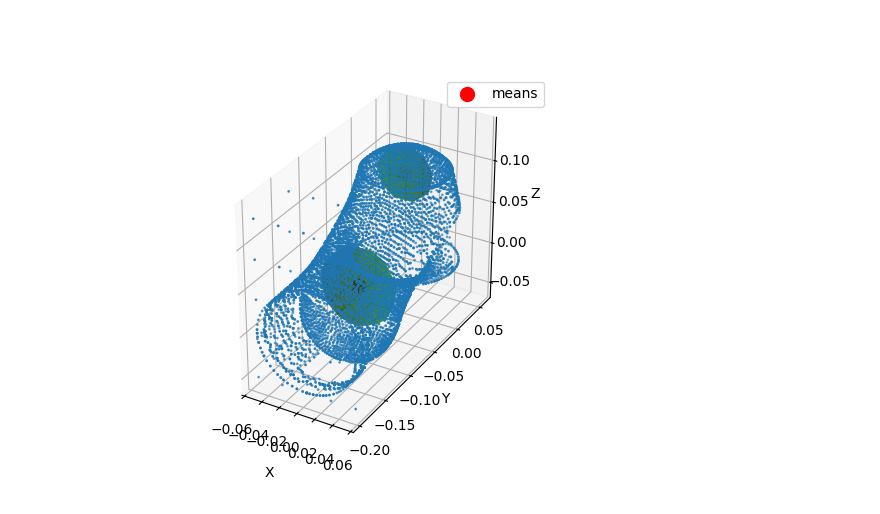
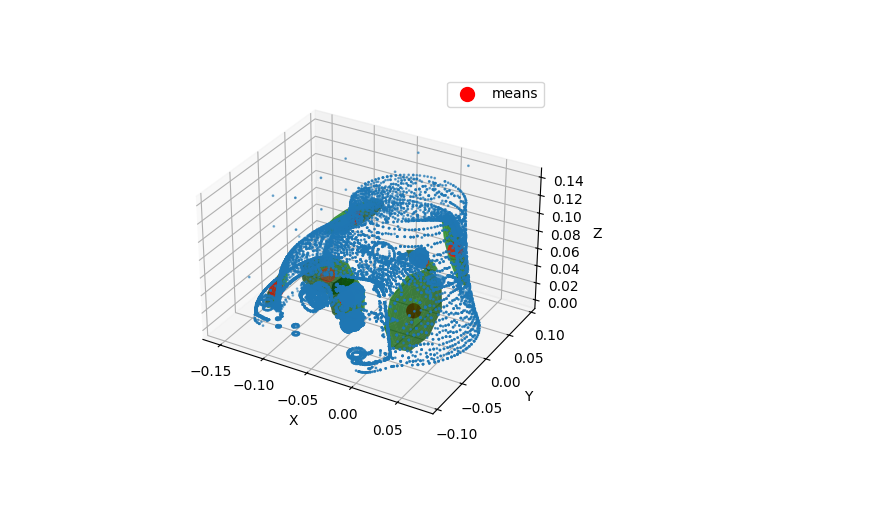
Before and after one commit to Bbosc/GDSOA, a Jupyter notebook: visualization.ipynb, the cells around one changed output. Drawn from its saved outputs; the diff is of its cells as text; code cells hidden in the pictures.

Commit message:
zero order fk looks alright

```diff
--- a/visualization.ipynb
+++ b/visualization.ipynb
@@ -8,5 +8,9 @@ from utils.visualization import plot_3d_ellipsoid_from_covariance
 # %%
 fk = ForwardKinematic(
     urdf_file='franka_description/urdf/panda_no_gripper.urdf',
-    components_per_link=2)
+    components_per_link=7)
 config = pin.neutral(fk.model)
+config = pin.randomConfiguration(fk.model)
+_ = fk(config, np.zeros_like(config), derivation_order=0)
+
+%matplotlib widget
@@ -13,15 +22,14 @@ config = pin.neutral(fk.model)
 # %%
-link = fk.links[2]
-%matplotlib widget
+link = fk.links[0]
 
 fig = plt.figure()
 ax = fig.add_subplot(projection='3d')
 ax.scatter(link.points[:, 0], link.points[:, 1], link.points[:, 2], s=1)
 ax.scatter(link.means[:, 0], link.means[:, 1], link.means[:, 2], s=100, c='r', label='means')
 for i in range(link.covs.shape[0]):
     ax.set_aspect('equal')
     plot_3d_ellipsoid_from_covariance(link.covs[i], center=link.means[i], ax=ax, color='green')
 plt.legend()
 plt.show()
 # %% [output]
-[figure, old version]
+[figure, new version]
```
Also changed, not shown: parts of 2 cells of this notebook, 2 other files.
